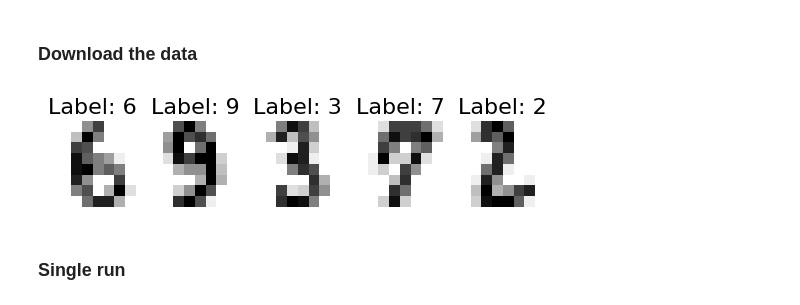
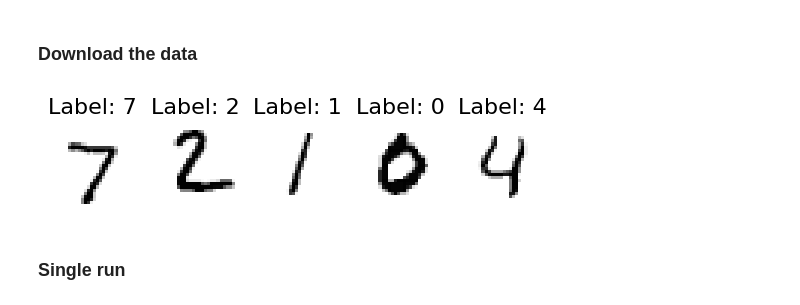
Before and after one commit to jonatanwins/Project3_FYS_STK4155, a Jupyter notebook: Runs/a_multinomial.ipynb, the cells around one changed output. Drawn from its saved outputs; the diff is of its cells as text; code cells hidden in the pictures.

```diff
--- a/Runs/a_multinomial.ipynb
+++ b/Runs/a_multinomial.ipynb
@@ -41,12 +39,12 @@ WARNING:tensorflow:From c:\Users\Trond\OneDrive\7. semester\FYS-STK3155 - Anvend
 # %%
 # download MNIST dataset
 X_train, y_train, X_test, y_test = load_MNIST_28(flatten_images=True)
-X_train, y_train, X_test, y_test = load_MNIST_8(flatten_images=True)
+# X_train, y_train, X_test, y_test = load_MNIST_8(flatten_images=True)
 
 # Display some images
 plot_some_imgs(X_test, y_test)
 # %% [output]
-[figure, old version]
+[figure, new version]
 # %% [markdown]
 ### Single run
 # %%
```
Also changed, not shown: parts of 5 cells of this notebook.
